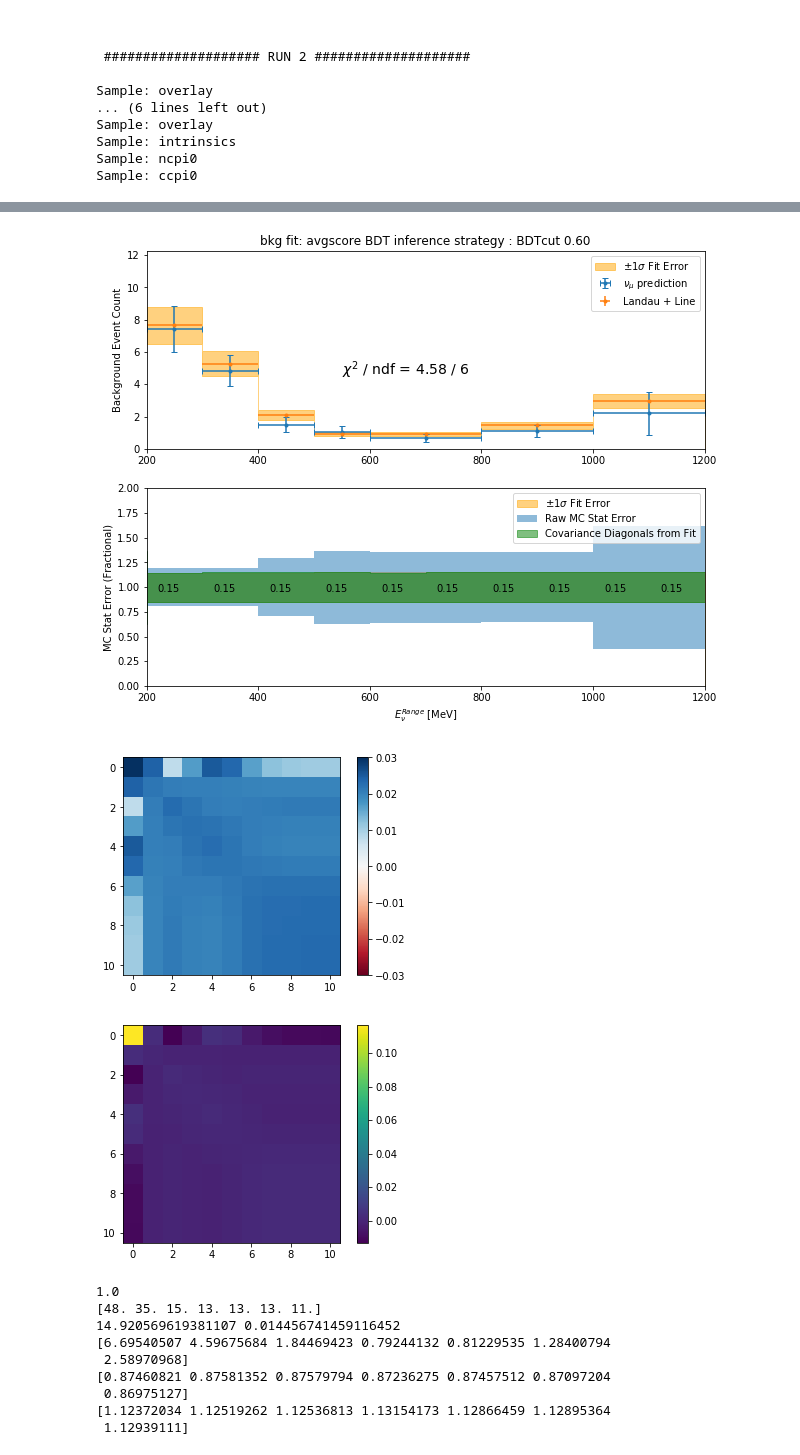
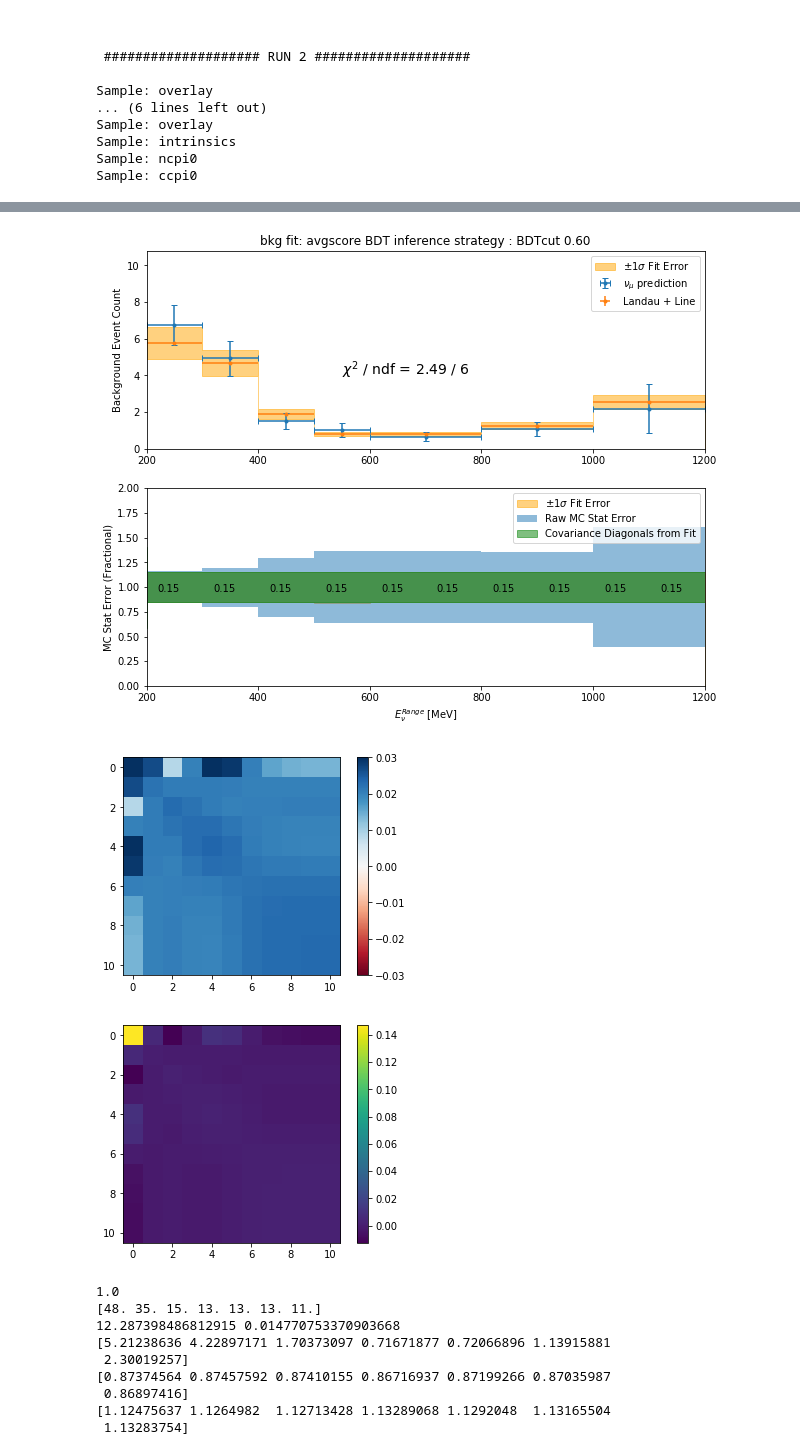
Before and after one commit to LArbys/1L1PSelection, a Jupyter notebook: 1e1pBDT/BackgroundFitter.ipynb, the cells around one changed output, grey strips where cells are left out. Drawn from its saved outputs; the diff is of its cells as text; code cells hidden in the pictures.

```diff
--- a/1e1pBDT/BackgroundFitter.ipynb
+++ b/1e1pBDT/BackgroundFitter.ipynb
@@ -62,6 +62,14 @@ if cutMode==0 and fset==0:
     DAT_POT2 = E1_POT+D2_POT
     DAT_POT3 = F1_POT+G1_POT
 
+    DAT_POT1 = 1.631e+20
+    DAT_POT2 = 2.750e+20
+    DAT_POT3 = 2.291e+20
+
+    DAT_POT1 = 1.69E+20
+    DAT_POT2 = 2.73E+20
+    DAT_POT3 = 2.44E+20
+
 DATA_POT_TOT = DAT_POT1 + DAT_POT2 + DAT_POT3
 
 
@@ -87,7 +95,7 @@ for r in [1,2,3]:
     for filetag in filetaglist[r]:
         if not lowEpatch and 'lowE' in filetag: continue
         print('Sample:',filetag)
-        pstring = 'SelectionMode%i_%s_run%i.parquet.gzip'%(cutMode,filetag,r)
+        pstring = 'SelectionMode%i_%s_fset0_run%i.parquet.gzip'%(cutMode,filetag,r)
         df[r][filetag] = pd.read_parquet(psavedir+pstring)
 # %% [output]
  #################### RUN 1 ####################
@@ -951,8 +959,9 @@ except OSError as error: print(error)
 
 bkgmin = 3
 
-xfit = np.arange(50,1200,1)
+xfit = np.arange(150,1200,1)
 xnom = np.linspace(150,1150,11)
+
 for i,cut in enumerate(bdtcutRange):
     pdict = {}
     plowdict = {}
@@ -964,6 +973,7 @@ for i,cut in enumerate(bdtcutRange):
             k = tuple(('Enu_1e1p',cut,nBDTs,bmode))
             xbins = np.array(xbinsdict[mode][k])
             xbin_edges = np.array(xbinedgesdict[mode][k])
+            #xbin_edges = np.arange(100,1201,100)
             if strategy=='CDF':
                 xbinslow = xbin_edges[:-1]
                 xbinshigh = xbin_edges[1:]
@@ -1118,12 +1128,12 @@ for i,cut in enumerate(bdtcutRange):
-[figure, old version]
+[figure, new version]
-[figure, old version]
+[figure, new version]
-[figure, old version]
+[figure, new version]
 1.0
 [48. 35. 15. 13. 13. 13. 11.]
-14.920569619381107 0.014456741459116452
-[6.69540507 4.59675684 1.84469423 0.79244132 0.81229535 1.28400794
- 2.58970968]
-[0.87460821 0.87581352 0.87579794 0.87236275 0.87457512 0.87097204
- 0.86975127]
-[1.12372034 1.12519262 1.12536813 1.13154173 1.12866459 1.12895364
- 1.12939111]
+12.287398486812915 0.014770753370903668
+[5.21238636 4.22897171 1.70373097 0.71671877 0.72066896 1.13915881
+ 2.30019257]
+[0.87374564 0.87457592 0.87410155 0.86716937 0.87199266 0.87035987
+ 0.86897416]
+[1.12475637 1.1264982  1.12713428 1.13289068 1.1292048  1.13165504
+ 1.13283754]
```
Also changed, not shown: parts of 5 cells of this notebook, 10 other files.
